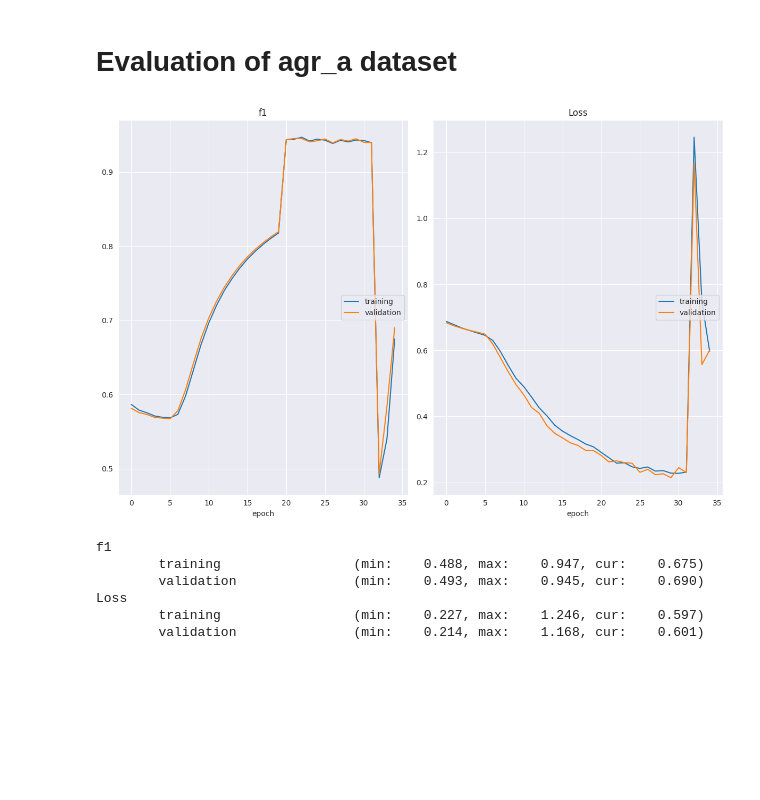
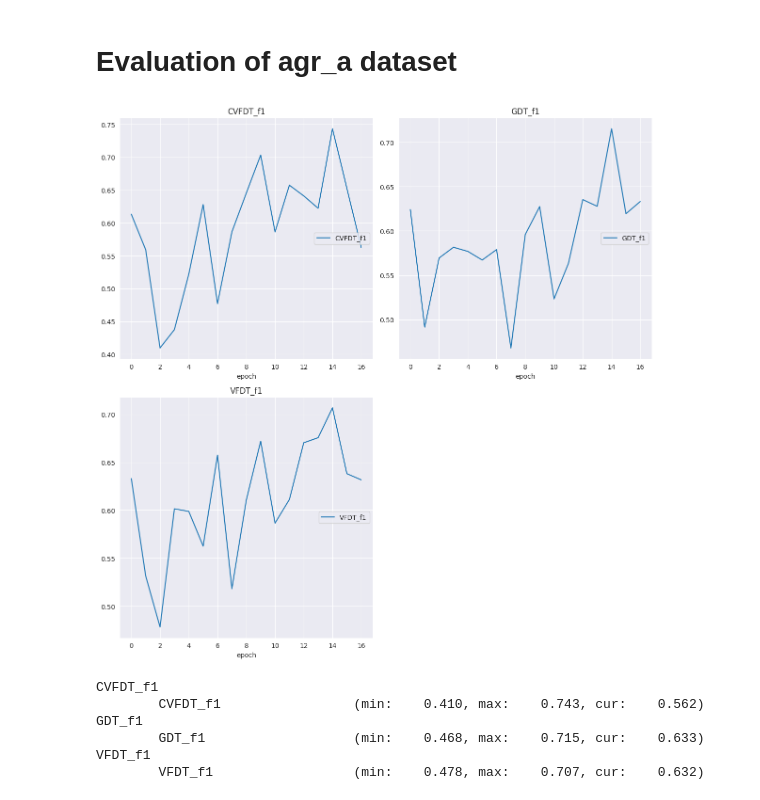
Before and after one commit to Leon209/Thesis, a Jupyter notebook: notebooks/agr_a_Evaluation.ipynb, the cells around one changed output. Saved outputs shown, nothing was run; the diff lists cells and outputs as text; code cells hidden in the pictures; blank space fills up the shorter version.

```diff
--- a/notebooks/agr_a_Evaluation.ipynb
+++ b/notebooks/agr_a_Evaluation.ipynb
@@ -10,7 +10,7 @@ print(os.getcwd())
 # %%
 config = {
     'gdt': {
-        'depth': 11,
+        'depth': 10,
 
         'learning_rate_index': 0.05,
         'learning_rate_values': 0.01,
@@ -35,11 +35,11 @@ config = {
         'early_stopping_type': 'loss', #'loss', 'metric'
         'early_stopping_epsilon': 0.0,
 
-        'pretrain_epochs': 20,
+        'pretrain_epochs': 10,
     },
 
     'preprocessing': {
-        'balance_threshold': 0,#.25, #if minclass fraction less than threshold/num_classes | #0=no rebalance, 1=rebalance all
+        'balance_threshold': 0.8,#.25, #if minclass fraction less than threshold/num_classes | #0=no rebalance, 1=rebalance all
         'normalization_technique': 'mean', #'min-max'
     },
 
@@ -68,8 +68,8 @@ config = {
         'eval_metric_reg': 'r2', #r2 mae
 
         'max_total_samples': 1000000,
-        'chunk_size': 20000,#default 200
-        'pretrain_size': 10000,
+        'chunk_size': 1000,#default 200
+        'pretrain_size': 1000,
     },
 
     'benchmarks': {
@@ -195,7 +195,7 @@ def split_df_chunks(data_df,chunk_size):
 # %%
 VFDT_classifier = HoeffdingTreeClassifier()
 CVFDT_classifier = HoeffdingAdaptiveTreeClassifier(split_confidence = 0.001)
-dataset_name = 'agr_a'
+dataset_name = 'NOAA_Weather'
 
 config_training, metrics = prepare_training_for_streams(identifier = 'BIN:'+dataset_name, config = config)
 #load Dataset
@@ -240,6 +240,7 @@ if(config_training['computation']['pretrain_size']>0 and len(X_data) > config_tr
     ((X_train, y_train),
      (X_valid, y_valid),
      (X_test, y_test),
+     (X_train_with_valid, y_train_with_valid),
      normalizer_list) = preprocess_data(X_pretrain_data,
                                        y_pretrain_data,
                                        nominal_features,
@@ -275,8 +276,9 @@ if(config_training['computation']['pretrain_size']>0 and len(X_data) > config_tr
               valid_data=(dataset_dict['X_valid'],dataset_dict['y_valid']))
 
     #pretrain benchmarks
-    temp_X_train =dataset_dict['X_train'].values
-    temp_y_train =dataset_dict['y_train'].values
+    #(X_train_with_valid, y_train_with_valid)
+    temp_X_train =X_train_with_valid.values
+    temp_y_train =y_train_with_valid.values
     for i in range(0, len(dataset_dict['X_train'])):
         VFDT_classifier.partial_fit(np.array([temp_X_train[i]], np.float64), np.array([temp_y_train[i]], np.float64))
         CVFDT_classifier.partial_fit(np.array([temp_X_train[i]], np.float64), np.array([temp_y_train[i]], np.float64))
@@ -318,6 +320,7 @@ for i in range(len(X_data_stream)):
     ((X_train, y_train),
      (X_valid, y_valid),
      (X_test, y_test),
+     (X_train_with_valid, y_train_with_valid),
      normalizer_list) = preprocess_data(X_data_stream[i],
                                        y_data_stream[i],
                                        nominal_features,
@@ -365,11 +368,12 @@ for i in range(len(X_data_stream)):
 
 
     ###EVALUATION
-    y_test_data =dataset_dict['y_test'].tolist()
+    y_test_data =dataset_dict['y_test'].values
+    temp_X_test = dataset_dict['X_test'].values
 
-    temp_X_train =dataset_dict['X_train'].values
-    temp_y_train =dataset_dict['y_train'].values
-    temp_X_test = dataset_dict['X_test'].values
+    temp_X_train =X_train_with_valid.values
+    temp_y_train =y_train_with_valid.values
+
 
     t0 = time.time()
     #GDT
@@ -389,7 +393,7 @@ for i in range(len(X_data_stream)):
     #VFDT
     t0 = time.time()
     y_pred_VFDT = []
-    for i in range(0, len(dataset_dict['X_train'])):
+    for i in range(0, len(temp_X_train)):
         VFDT_classifier.partial_fit(np.array([temp_X_train[i]], np.float64), np.array([temp_y_train[i]], np.float64))
     t1 = time.time()
     timer['training']['VFDT'] = timer['training']['VFDT']+t1-t0
@@ -412,40 +416,40 @@ for i in range(len(X_data_stream)):
 
     t0 = time.time()
     for i in range(0, len(dataset_dict['X_test'])):
         y_pred_CVFDT.append(CVFDT_classifier.predict(np.array([temp_X_test[i]], np.float64))[0])
     CVFDT_f1 = f1_score(y_test_data, y_pred_CVFDT)
     CVFDT_acc = accuracy_score(y_test_data, y_pred_CVFDT)
     t1 = time.time()
     timer['prediction']['CVFDT'] = timer['prediction']['CVFDT']+t1-t0
 
 
 
     plotlosses_benchmark.update({'GDT_f1': GDT_f1,'VFDT_f1': VFDT_f1, 'CVFDT_f1':CVFDT_f1})
     plotlosses_benchmark.send()
 
 
     scores_GDT['f1'] = np.append(scores_GDT['f1'], GDT_f1)
     scores_VFDT['f1'] = np.append(scores_VFDT['f1'], VFDT_f1)
     scores_CVFDT['f1'] = np.append(scores_CVFDT['f1'], CVFDT_f1)
     scores_GDT['acc'] = np.append(scores_GDT['acc'], GDT_acc)
     scores_VFDT['acc'] = np.append(scores_VFDT['acc'], VFDT_acc)
     scores_CVFDT['acc'] = np.append(scores_CVFDT['acc'], CVFDT_acc)
 
 
 
 
     #scores_dict['GDT'] = calculate_scores(model_dict = model_dict,
      #                              dataset_dict = dataset_dict,
       #                             scores_dict = prepare_score_dict(config=config_training),
        #                            metrics = metrics)
 # %% [output]
-[figure, old version]
+[figure, new version]
-f1
-        training                 (min:    0.488, max:    0.947, cur:    0.675)
-        validation               (min:    0.493, max:    0.945, cur:    0.690)
-Loss
-        training                 (min:    0.227, max:    1.246, cur:    0.597)
-        validation               (min:    0.214, max:    1.168, cur:    0.601)
+CVFDT_f1
+        CVFDT_f1                 (min:    0.410, max:    0.743, cur:    0.562)
+GDT_f1
+        GDT_f1                   (min:    0.468, max:    0.715, cur:    0.633)
+VFDT_f1
+        VFDT_f1                  (min:    0.478, max:    0.707, cur:    0.632)
 # %%
 #Plot results
 X = np.arange(0, len(scores_GDT['f1']), 1)
```
Also changed, not shown: parts of 5 cells of this notebook, 3 other files.
